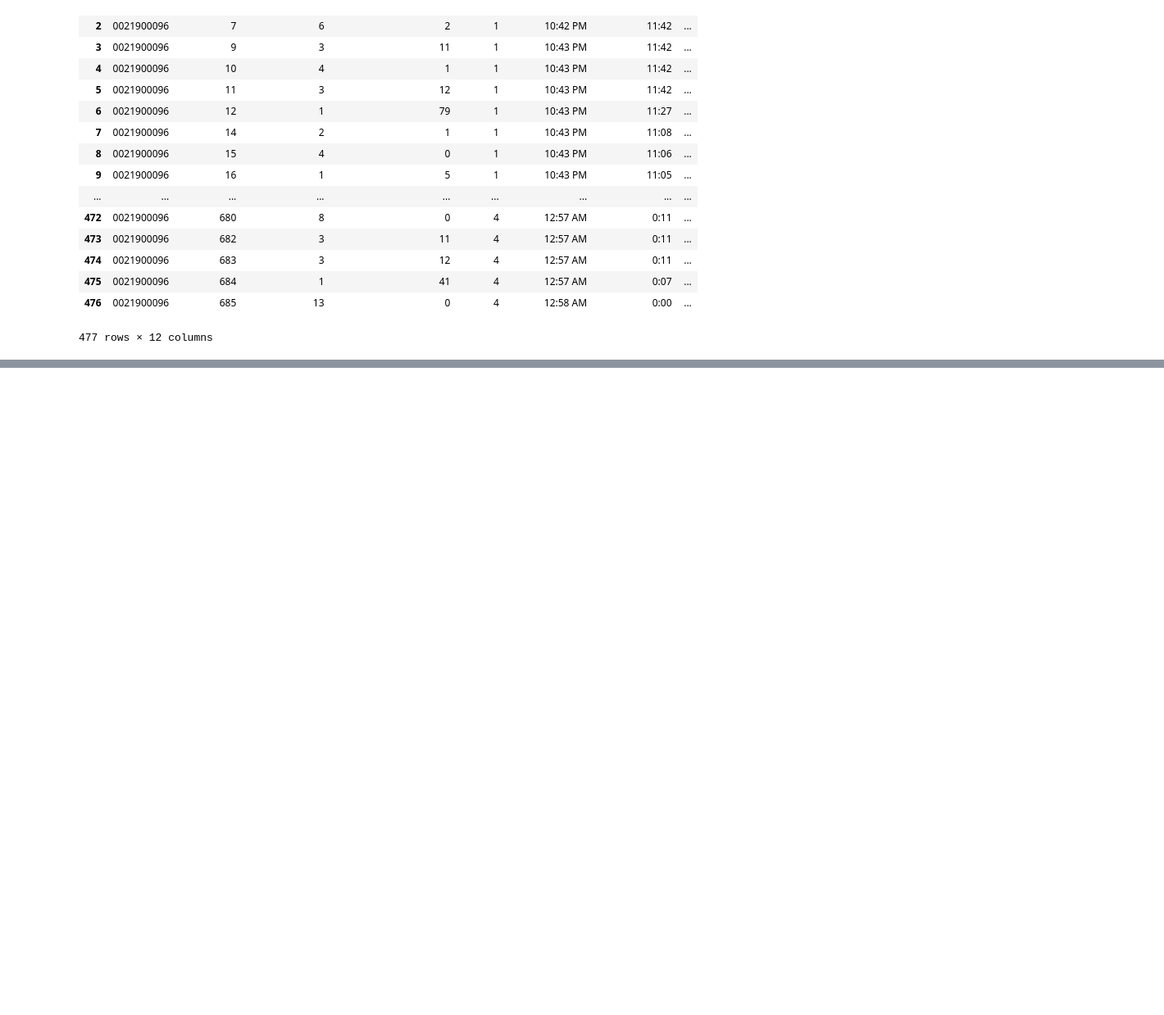
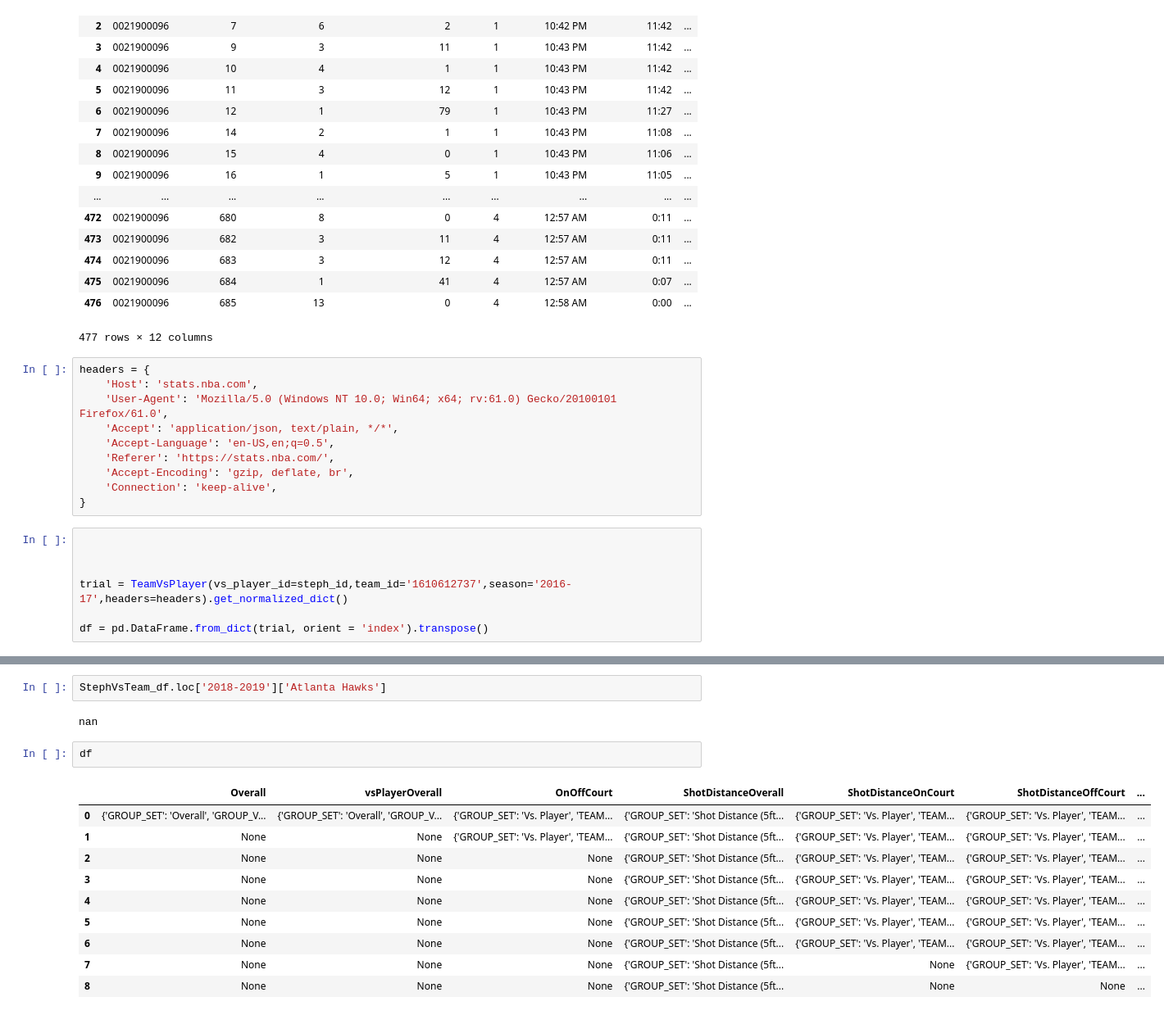
Before and after one commit to Fluffisaurus/player-performance-projection, a Jupyter notebook: nba_api_test.ipynb, the cells around one changed output, grey strips where cells are left out. Shown at 82% size. Saved outputs shown, nothing was run; the diff lists cells and outputs as text; blank space fills up the shorter version.

```diff
--- a/nba_api_test.ipynb
+++ b/nba_api_test.ipynb
@@ -148,3 +150,20 @@ df
 | 475 | 0021900096 | 684 | 1 | 41 | 4 | 12:57 AM | 0:07 | ... |
 | 476 | 0021900096 | 685 | 13 | 0 | 4 | 12:58 AM | 0:00 | ... |
 477 rows × 12 columns
+# %%
+headers = {
+    'Host': 'stats.nba.com',
+    'User-Agent': 'Mozilla/5.0 (Windows NT 10.0; Win64; x64; rv:61.0) Gecko/20100101 Firefox/61.0',
+    'Accept': 'application/json, text/plain, */*',
+    'Accept-Language': 'en-US,en;q=0.5',
+    'Referer': 'https://stats.nba.com/',
+    'Accept-Encoding': 'gzip, deflate, br',
+    'Connection': 'keep-alive',
+}
+# %%
+
+
+
+trial = TeamVsPlayer(vs_player_id=steph_id,team_id='1610612737',season='2016-17',headers=headers).get_normalized_dict()
+
+df = pd.DataFrame.from_dict(trial, orient = 'index').transpose()
@@ -150,0 +203,17 @@ df
+# %%
+StephVsTeam_df.loc['2018-2019']['Atlanta Hawks']
+# %% [output]
+nan
+# %%
+df
+# %% [output]
+|  | Overall | vsPlayerOverall | OnOffCourt | ShotDistanceOverall | ShotDistanceOnCourt | ShotDistanceOffCourt | ... |
+| 0 | {'GROUP_SET': 'Overall', 'GROUP_V... | {'GROUP_SET': 'Overall', 'GROUP_V... | {'GROUP_SET': 'Vs. Player', 'TEAM... | {'GROUP_SET': 'Shot Distance (5ft... | {'GROUP_SET': 'Vs. Player', 'TEAM... | {'GROUP_SET': 'Vs. Player', 'TEAM... | ... |
+| 1 | None | None | {'GROUP_SET': 'Vs. Player', 'TEAM... | {'GROUP_SET': 'Shot Distance (5ft... | {'GROUP_SET': 'Vs. Player', 'TEAM... | {'GROUP_SET': 'Vs. Player', 'TEAM... | ... |
+| 2 | None | None | None | {'GROUP_SET': 'Shot Distance (5ft... | {'GROUP_SET': 'Vs. Player', 'TEAM... | {'GROUP_SET': 'Vs. Player', 'TEAM... | ... |
+| 3 | None | None | None | {'GROUP_SET': 'Shot Distance (5ft... | {'GROUP_SET': 'Vs. Player', 'TEAM... | {'GROUP_SET': 'Vs. Player', 'TEAM... | ... |
+| 4 | None | None | None | {'GROUP_SET': 'Shot Distance (5ft... | {'GROUP_SET': 'Vs. Player', 'TEAM... | {'GROUP_SET': 'Vs. Player', 'TEAM... | ... |
+| 5 | None | None | None | {'GROUP_SET': 'Shot Distance (5ft... | {'GROUP_SET': 'Vs. Player', 'TEAM... | {'GROUP_SET': 'Vs. Player', 'TEAM... | ... |
+| 6 | None | None | None | {'GROUP_SET': 'Shot Distance (5ft... | {'GROUP_SET': 'Vs. Player', 'TEAM... | {'GROUP_SET': 'Vs. Player', 'TEAM... | ... |
+| 7 | None | None | None | {'GROUP_SET': 'Shot Distance (5ft... | None | {'GROUP_SET': 'Vs. Player', 'TEAM... | ... |
+| 8 | None | None | None | {'GROUP_SET': 'Shot Distance (5ft... | None | None | ... |
```
Also changed, not shown: parts of 16 cells of this notebook, 1 other file.
